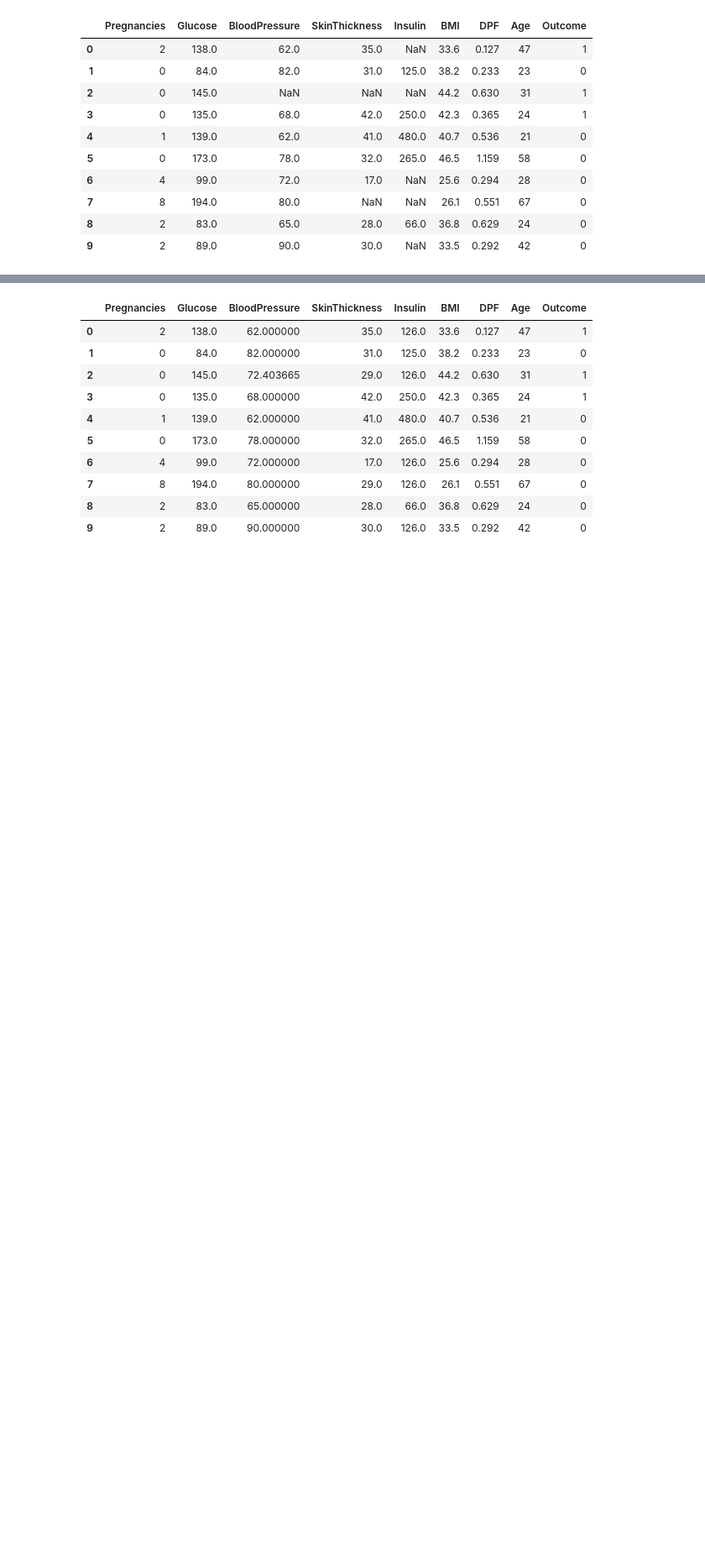
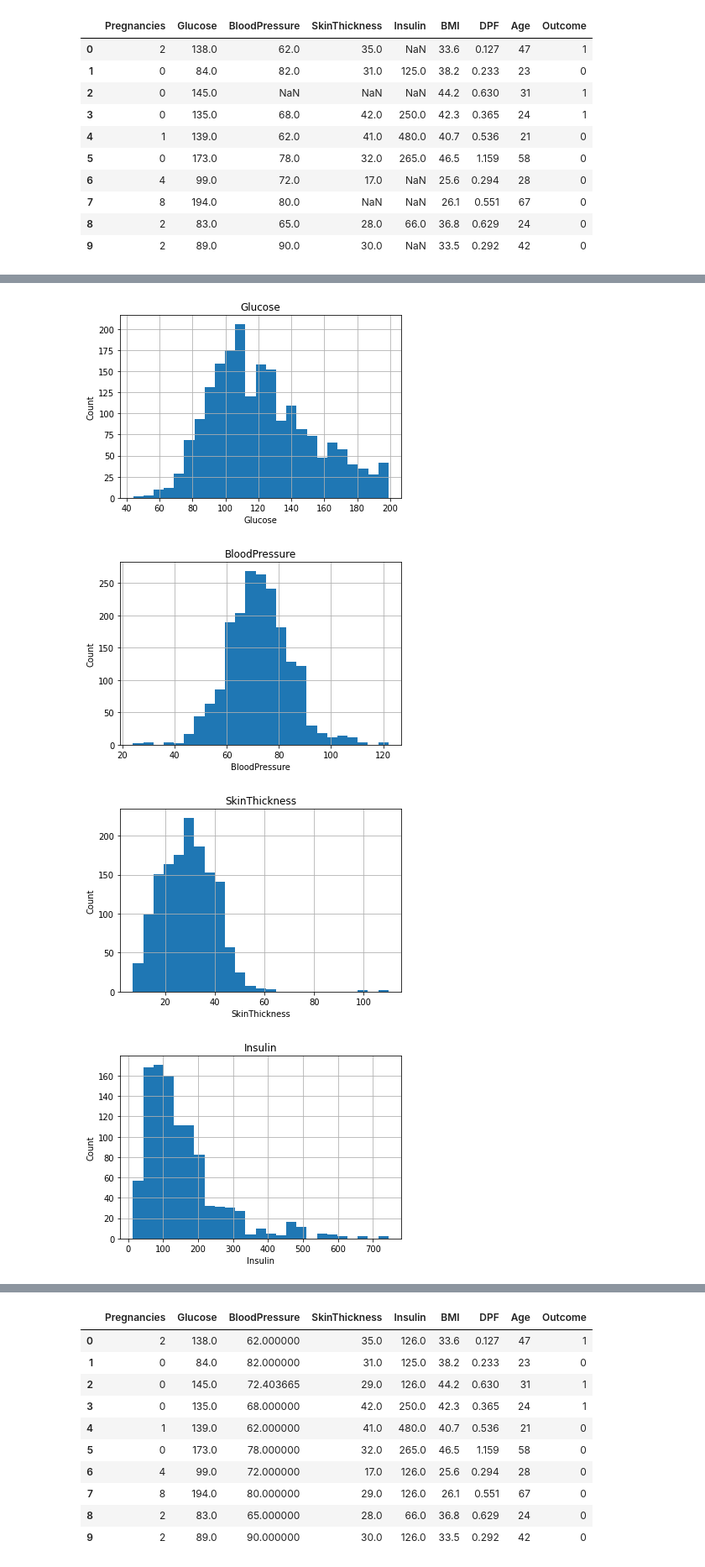
Before and after one commit to sidd162/Diabetes_Prediction, a Jupyter notebook: Diabetes_Prediction.ipynb, the cells around one changed output, grey strips where cells are left out. Shown at 84% size. Drawn from its saved outputs; the diff is of its cells as text; code cells hidden in the pictures; blank space fills up the shorter version.

```diff
--- a/Diabetes_Prediction.ipynb
+++ b/Diabetes_Prediction.ipynb
@@ -43,0 +88,8 @@ df_copy.head(10)
+# %%
+## Here we will check the percentage of nan values present in each feature
+## 1 -step make the list of features which has missing values
+features_with_na=[features for features in df_copy.columns if df_copy[features].isnull().sum()>1]
+## 2- step print the feature name and the percentage of missing values
+
+for feature in features_with_na:
+    print(feature, np.round(df_copy[feature].isnull().mean(), 4),  ' % missing values')
@@ -43,0 +102,8 @@ df_copy.head(10)
+# %%
+# list of numerical variables
+numerical_features = [feature for feature in df_copy.columns if df_copy[feature].dtypes != 'O']
+
+print('Number of numerical variables: ', len(numerical_features))
+
+# visualise the numerical variables
+df_copy[numerical_features].head()
@@ -43,0 +118,6 @@ df_copy.head(10)
+# %%
+## Numerical variables are usually of 2 type
+## 1. Continous variable and Discrete Variables
+
+discrete_feature=[feature for feature in numerical_features if len(df_copy[feature].unique())<25]
+print("Discrete Variables Count: {}".format(len(discrete_feature)))
@@ -43,0 +139,3 @@ df_copy.head(10)
+# %%
+continuous_feature=[feature for feature in numerical_features if feature not in discrete_feature]
+print("Continuous feature Count {}".format(len(continuous_feature)))
@@ -43,0 +173,15 @@ df_copy.head(10)
+# %%
+## Lets analyse the continuous values by creating histograms to understand the distribution
+
+for feature in continuous_feature:
+    #data=dataset.copy()
+    df_copy[feature].hist(bins=25)
+    plt.xlabel(feature)
+    plt.ylabel("Count")
+    plt.title(feature)
+    plt.show()
+# %% [output]
+[figure, added]
+[figure, added]
+[figure, added]
+[figure, added]
```
Also changed, not shown: parts of 23 cells of this notebook.
